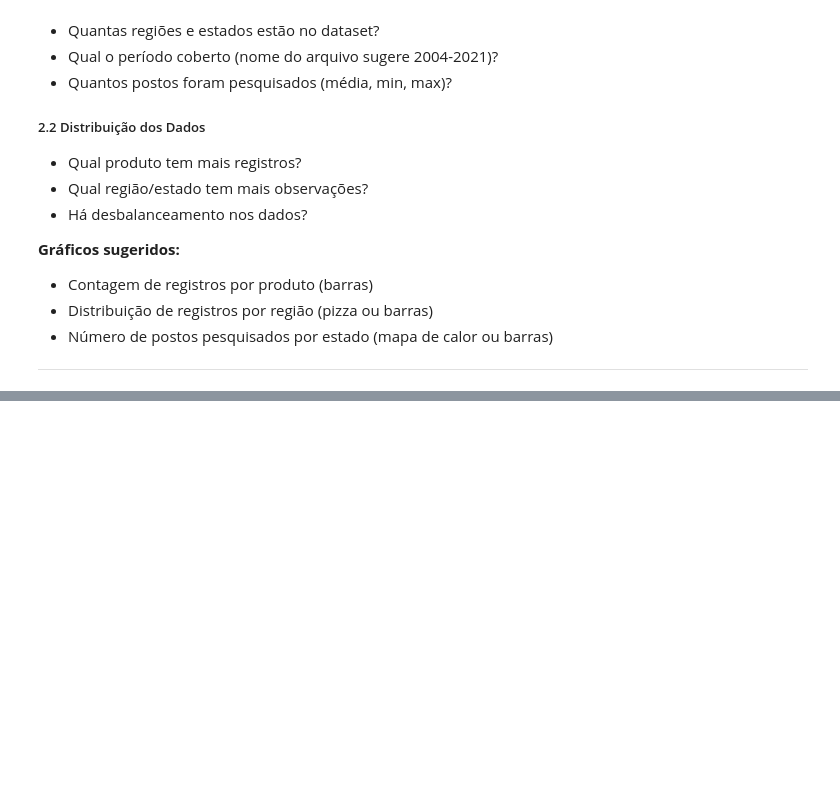
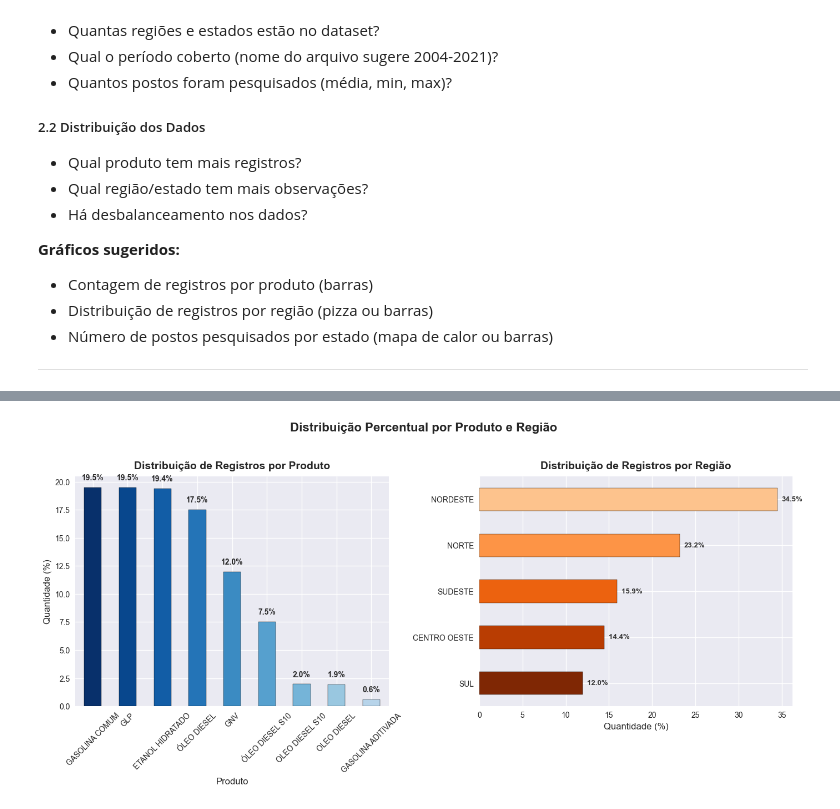
Before and after one commit to thiago207/Projeto-Faculdade, a Jupyter notebook: main.ipynb, the cells around one changed output, grey strips where cells are left out. Cells and saved outputs as stored; diff of their text form; code cells hidden in the pictures; blank space fills up the shorter version.

```diff
--- a/main.ipynb
+++ b/main.ipynb
@@ -152,0 +171,52 @@ Name: NÚMERO DE POSTOS PESQUISADOS, dtype: float64
+# %%
+
+#Grafico de porcentagens de produtos mais destribuidos e de regioes
+
+
+# Calcular porcentagens
+porcentagem_produto = df['PRODUTO'].value_counts(normalize=True) * 100
+porcentagem_regiao = df['REGIÃO'].value_counts(normalize=True) * 100
+porcentagem_regiao = porcentagem_regiao.sort_values()
+
+# Estilo visual
+plt.style.use('seaborn-v0_8')
+
+# Criar subplots lado a lado
+fig, axes = plt.subplots(1, 2, figsize=(14, 6.5))  # 1 linha, 2 colunas
+
+# Paletas de cores diferentes
+cores_produto = plt.cm.Blues(np.linspace(1, 0.3, len(porcentagem_produto)))
+cores_regiao = plt.cm.Oranges(np.linspace(1, 0.3, len(porcentagem_regiao)))
+
+# ======== GRÁFICO 1: Produto ========
+porcentagem_produto.plot(kind='bar', color=cores_produto, edgecolor='black', ax=axes[0])
+axes[0].set_title('Distribuição de Registros por Produto', fontsize=14, fontweight='bold', pad=10)
+axes[0].set_xlabel('Produto', fontsize=12)
+axes[0].set_ylabel('Quantidade (%)', fontsize=12)
+axes[0].tick_params(axis='x', rotation=45)
+
+for p in axes[0].patches:
+    axes[0].text(p.get_x() + p.get_width()/2, p.get_height() + 0.5,
+                 f'{p.get_height():.1f}%', ha='center', va='bottom', fontsize=10, fontweight='bold')
+
+
+
+# ======== GRÁFICO 2: Região ========
+porcentagem_regiao.plot(kind='barh', color=cores_regiao, edgecolor='black', ax=axes[1])
+axes[1].set_title('Distribuição de Registros por Região', fontsize=14, fontweight='bold', pad=10)
+axes[1].set_xlabel('Quantidade (%)', fontsize=12)
+axes[1].set_ylabel('')
+
+
+for p in axes[1].patches:
+    width = p.get_width()  # comprimento da barra
+    y = p.get_y() + p.get_height() / 2  # centro vertical da barra
+    axes[1].text(width + 0.5, y, f'{width:.1f}%', ha='left', va='center',
+                 fontsize=9.5, fontweight='bold', color='#333333')
+
+
+plt.suptitle('Distribuição Percentual por Produto e Região', fontsize=16, fontweight='bold', y=1.03)
+plt.tight_layout()
+plt.show()
+# %% [output]
+[figure, added]
```
Also changed, not shown: parts of 2 cells of this notebook.
